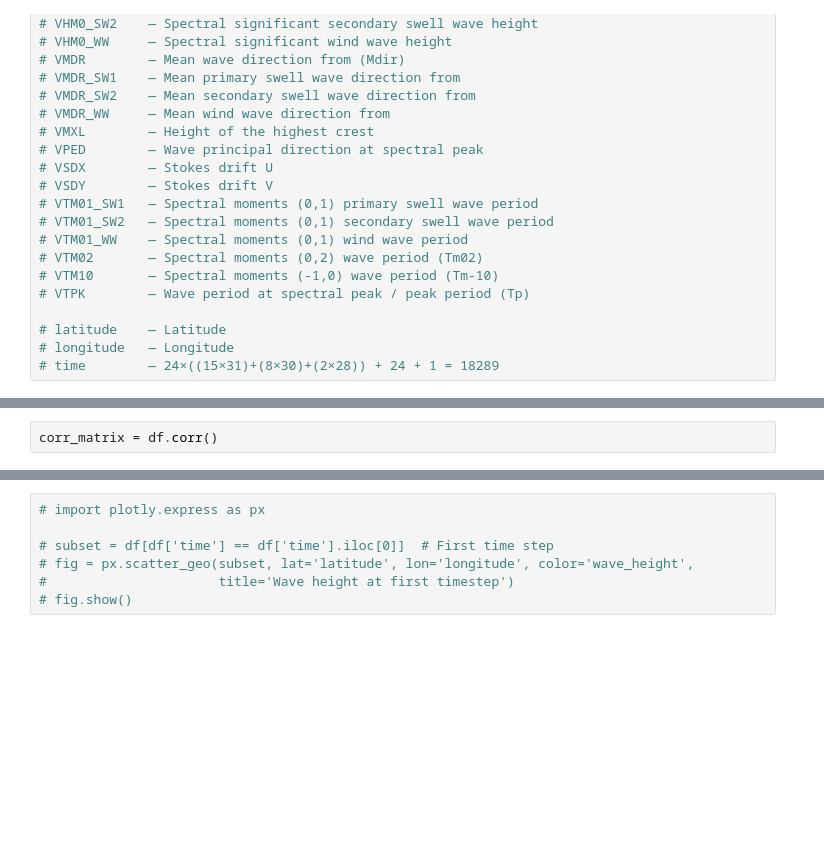
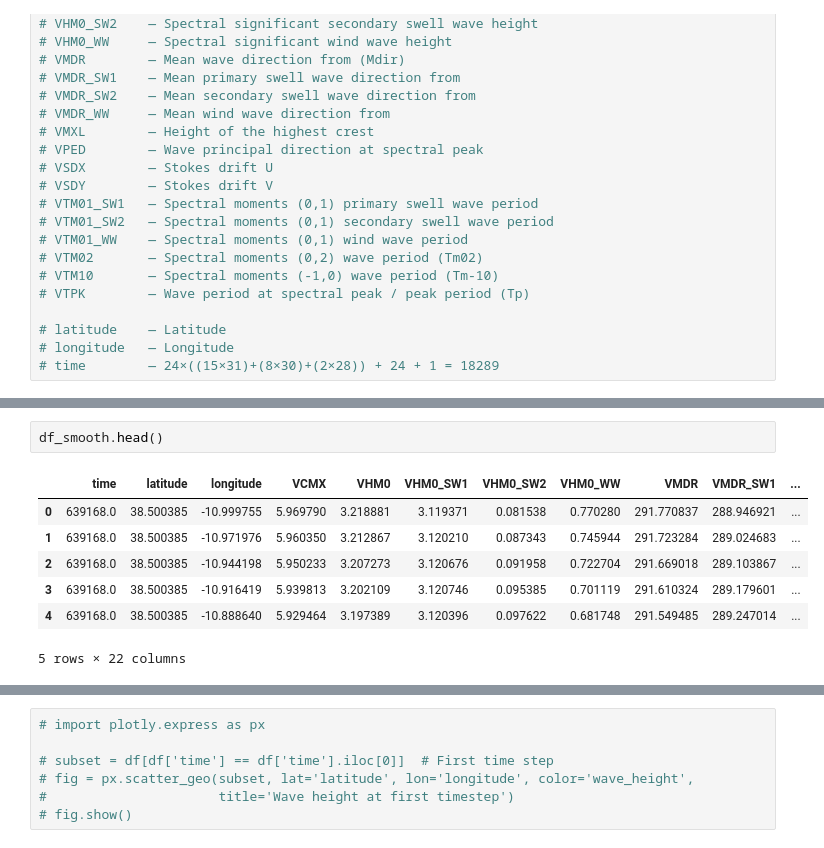
Before and after one commit to oghritik/Wave-Prediction, a Jupyter notebook: data.ipynb, the cells around one changed output, grey strips where cells are left out. Saved outputs shown, nothing was run; the diff lists cells and outputs as text; blank space fills up the shorter version.

```diff
--- a/data.ipynb
+++ b/data.ipynb
@@ -97,3 +123,11 @@ Loading VTPK...
 # %%
-corr_matrix = df.corr()
+df_smooth.head()
+# %% [output]
+|  | time | latitude | longitude | VCMX | VHM0 | VHM0_SW1 | VHM0_SW2 | VHM0_WW | VMDR | VMDR_SW1 | ... |
+| 0 | 639168.0 | 38.500385 | -10.999755 | 5.969790 | 3.218881 | 3.119371 | 0.081538 | 0.770280 | 291.770837 | 288.946921 | ... |
+| 1 | 639168.0 | 38.500385 | -10.971976 | 5.960350 | 3.212867 | 3.120210 | 0.087343 | 0.745944 | 291.723284 | 289.024683 | ... |
+| 2 | 639168.0 | 38.500385 | -10.944198 | 5.950233 | 3.207273 | 3.120676 | 0.091958 | 0.722704 | 291.669018 | 289.103867 | ... |
+| 3 | 639168.0 | 38.500385 | -10.916419 | 5.939813 | 3.202109 | 3.120746 | 0.095385 | 0.701119 | 291.610324 | 289.179601 | ... |
+| 4 | 639168.0 | 38.500385 | -10.888640 | 5.929464 | 3.197389 | 3.120396 | 0.097622 | 0.681748 | 291.549485 | 289.247014 | ... |
+5 rows × 22 columns
 # %%
```
Also changed, not shown: parts of 8 cells of this notebook, 1 other file.
